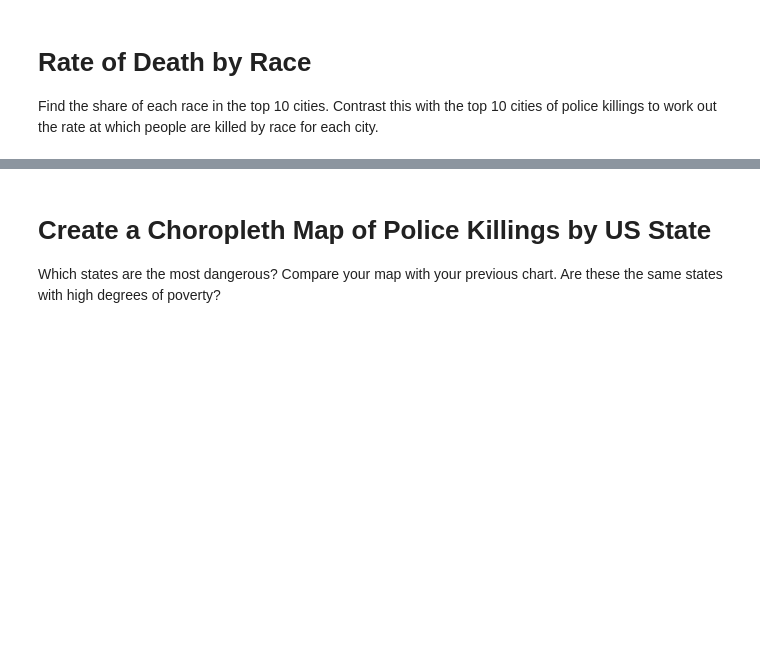
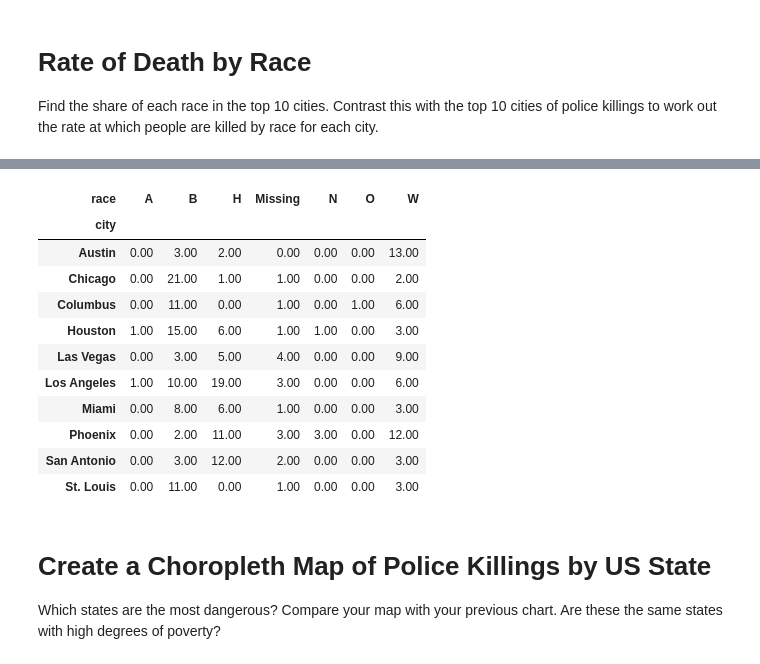
Before and after one commit to chgwyellow/Death-involving-Police-in-the-USA, a Jupyter notebook: Fatal_Force.ipynb, the cells around one changed output, grey strips where cells are left out. Saved outputs shown, nothing was run; the diff lists cells and outputs as text; code cells hidden in the pictures; blank space fills up the shorter version.

```diff
--- a/Fatal_Force.ipynb
+++ b/Fatal_Force.ipynb
@@ -627,3 +670,18 @@ Find the share of each race in the top 10 cities. Contrast this with the top 10
+# %%
+df_pivot_race_city
+# %% [output]
+| race | A | B | H | Missing | N | O | W |
+| city |  |  |  |  |  |  |  |
+| Austin | 0.00 | 3.00 | 2.00 | 0.00 | 0.00 | 0.00 | 13.00 |
+| Chicago | 0.00 | 21.00 | 1.00 | 1.00 | 0.00 | 0.00 | 2.00 |
+| Columbus | 0.00 | 11.00 | 0.00 | 1.00 | 0.00 | 1.00 | 6.00 |
+| Houston | 1.00 | 15.00 | 6.00 | 1.00 | 1.00 | 0.00 | 3.00 |
+| Las Vegas | 0.00 | 3.00 | 5.00 | 4.00 | 0.00 | 0.00 | 9.00 |
+| Los Angeles | 1.00 | 10.00 | 19.00 | 3.00 | 0.00 | 0.00 | 6.00 |
+| Miami | 0.00 | 8.00 | 6.00 | 1.00 | 0.00 | 0.00 | 3.00 |
+| Phoenix | 0.00 | 2.00 | 11.00 | 3.00 | 3.00 | 0.00 | 12.00 |
+| San Antonio | 0.00 | 3.00 | 12.00 | 2.00 | 0.00 | 0.00 | 3.00 |
+| St. Louis | 0.00 | 11.00 | 0.00 | 1.00 | 0.00 | 0.00 | 3.00 |
 # %% [markdown]
 # Create a Choropleth Map of Police Killings by US State
 
```
Also changed, not shown: parts of 2 cells of this notebook.
